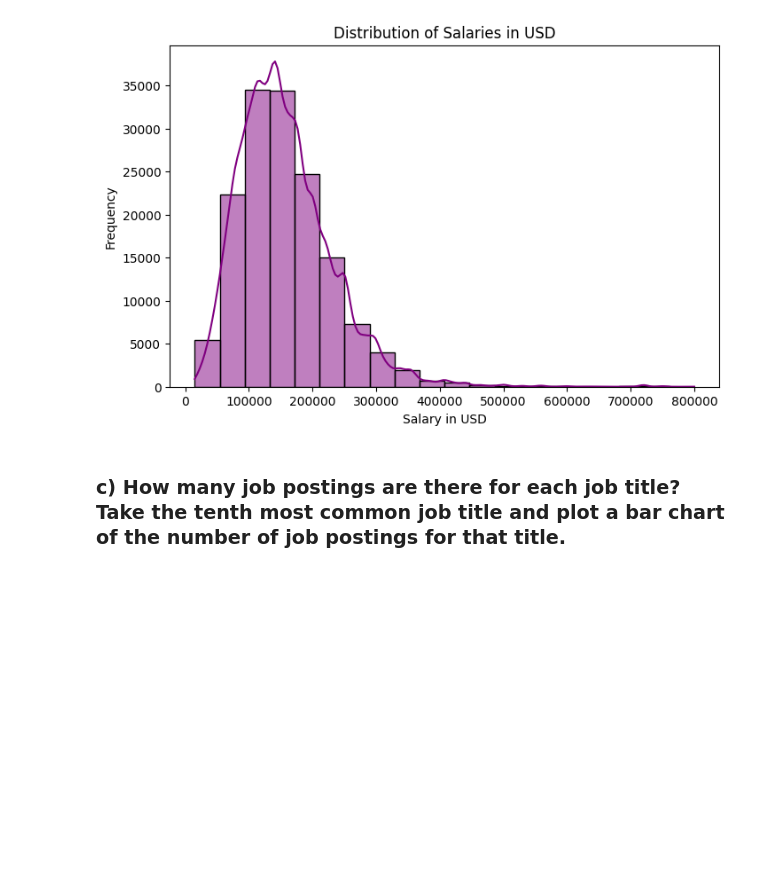
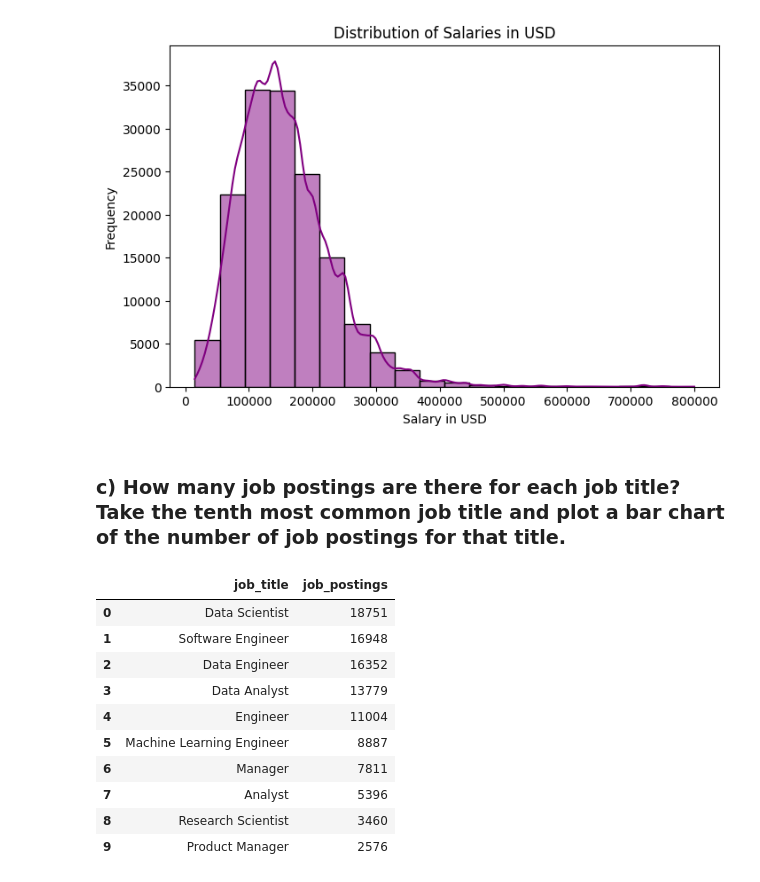
Before and after one commit to StefanLundberg77/ai_engineering_stefan_lundberg, a Jupyter notebook: exercises/exercise_0/1_salaries_in_data_field.ipynb, the cells around one changed output. Drawn from its saved outputs; the diff is of its cells as text; code cells hidden in the pictures; blank space fills up the shorter version.

```diff
--- a/exercises/exercise_0/1_salaries_in_data_field.ipynb
+++ b/exercises/exercise_0/1_salaries_in_data_field.ipynb
@@ -64,3 +66,25 @@ plt.show()
 [figure]
 # %% [markdown]
 ###  c) How many job postings are there for each job title? Take the tenth most common job title and plot a bar chart of the number of job postings for that title.
+# %%
+df_job_per_title = db.query("""
+    SELECT job_title, COUNT(*) as job_postings
+    FROM df
+    GROUP BY job_title
+    ORDER BY job_postings DESC
+    LIMIT 10
+""").df()
+
+df_job_per_title
+# %% [output]
+|  | job_title | job_postings |
+| 0 | Data Scientist | 18751 |
+| 1 | Software Engineer | 16948 |
+| 2 | Data Engineer | 16352 |
+| 3 | Data Analyst | 13779 |
+| 4 | Engineer | 11004 |
+| 5 | Machine Learning Engineer | 8887 |
+| 6 | Manager | 7811 |
+| 7 | Analyst | 5396 |
+| 8 | Research Scientist | 3460 |
+| 9 | Product Manager | 2576 |
```
Also changed, not shown: parts of 2 cells of this notebook.
